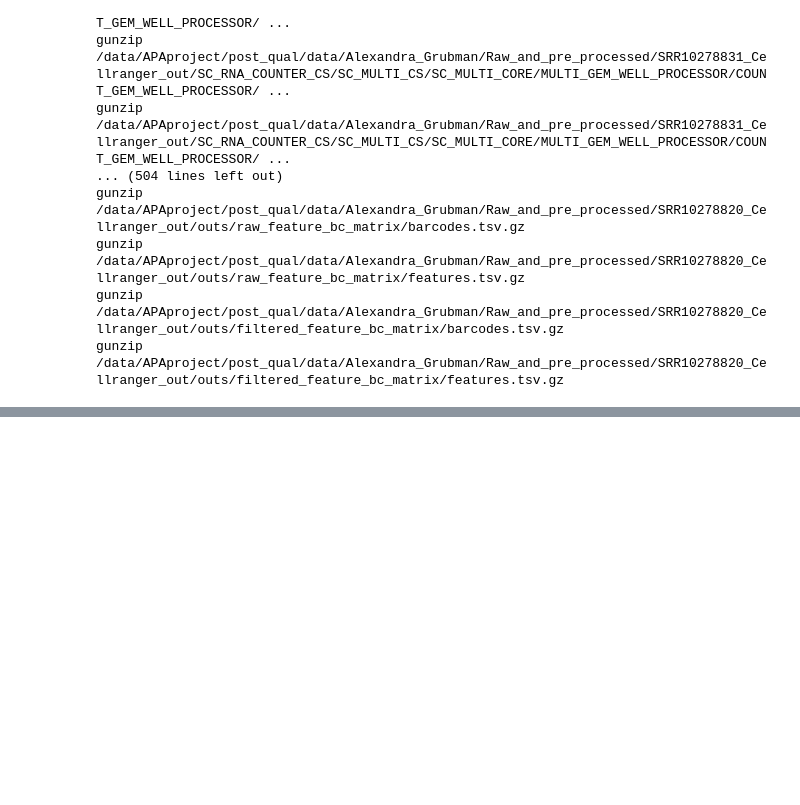
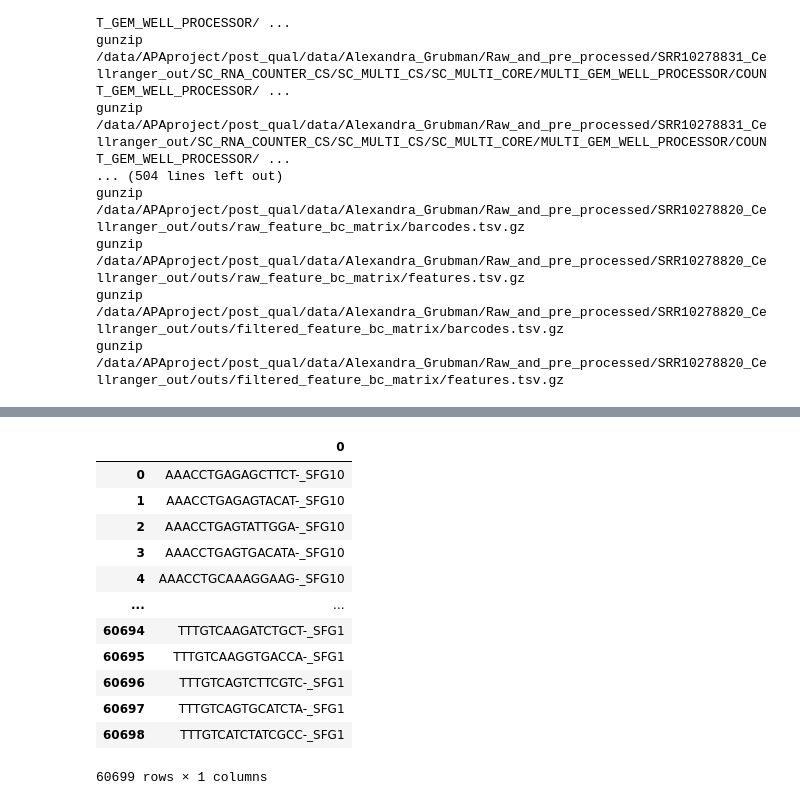
Before and after one commit to AidenSb/APA, a Jupyter notebook: generalbs.ipynb, the cells around one changed output, grey strips where cells are left out. Cells and saved outputs as stored; diff of their text form; code cells hidden in the pictures; blank space fills up the shorter version.

```diff
--- a/generalbs.ipynb
+++ b/generalbs.ipynb
@@ -251,0 +434,17 @@ gunzip /data/APAproject/post_qual/data/Alexandra_Grubman/Raw_and_pre_processed/S
+# %%
+barcodes = barcodes[~barcodes[0].astype(str).str.startswith('SFG10')]
+barcodes
+# %% [output]
+|  | 0 |
+| 0 | AAACCTGAGAGCTTCT-_SFG10 |
+| 1 | AAACCTGAGAGTACAT-_SFG10 |
+| 2 | AAACCTGAGTATTGGA-_SFG10 |
+| 3 | AAACCTGAGTGACATA-_SFG10 |
+| 4 | AAACCTGCAAAGGAAG-_SFG10 |
+| ... | ... |
+| 60694 | TTTGTCAAGATCTGCT-_SFG1 |
+| 60695 | TTTGTCAAGGTGACCA-_SFG1 |
+| 60696 | TTTGTCAGTCTTCGTC-_SFG1 |
+| 60697 | TTTGTCAGTGCATCTA-_SFG1 |
+| 60698 | TTTGTCATCTATCGCC-_SFG1 |
+60699 rows × 1 columns
```
Also changed, not shown: parts of 16 cells of this notebook, 15 other files.
